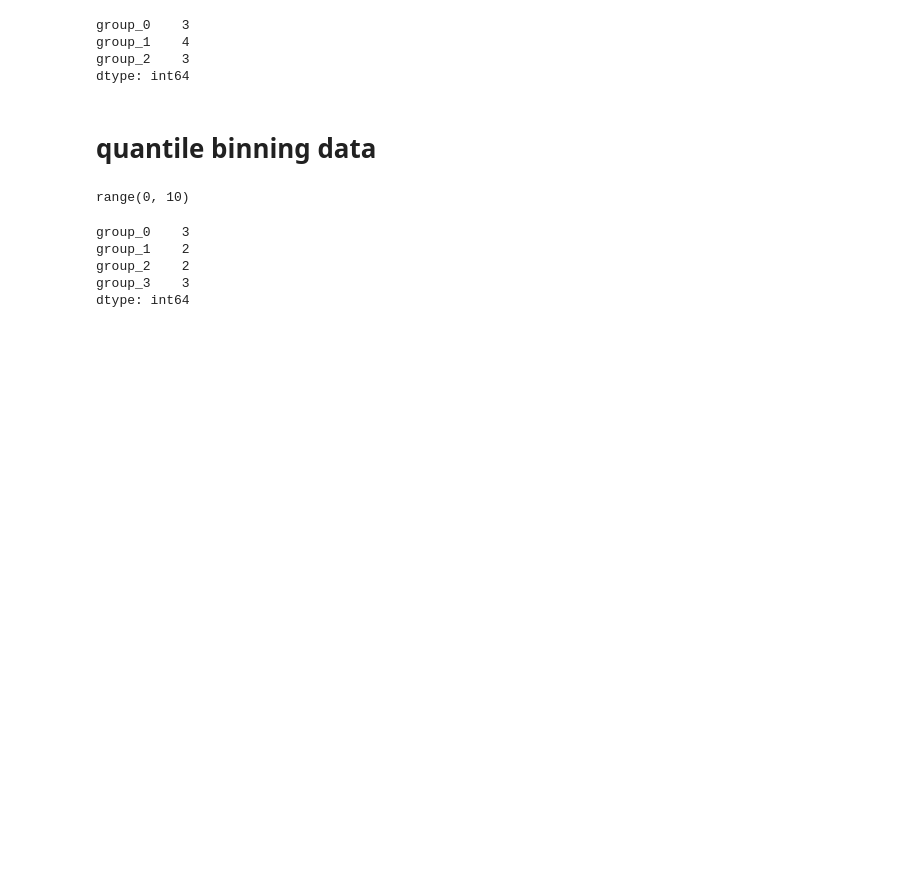
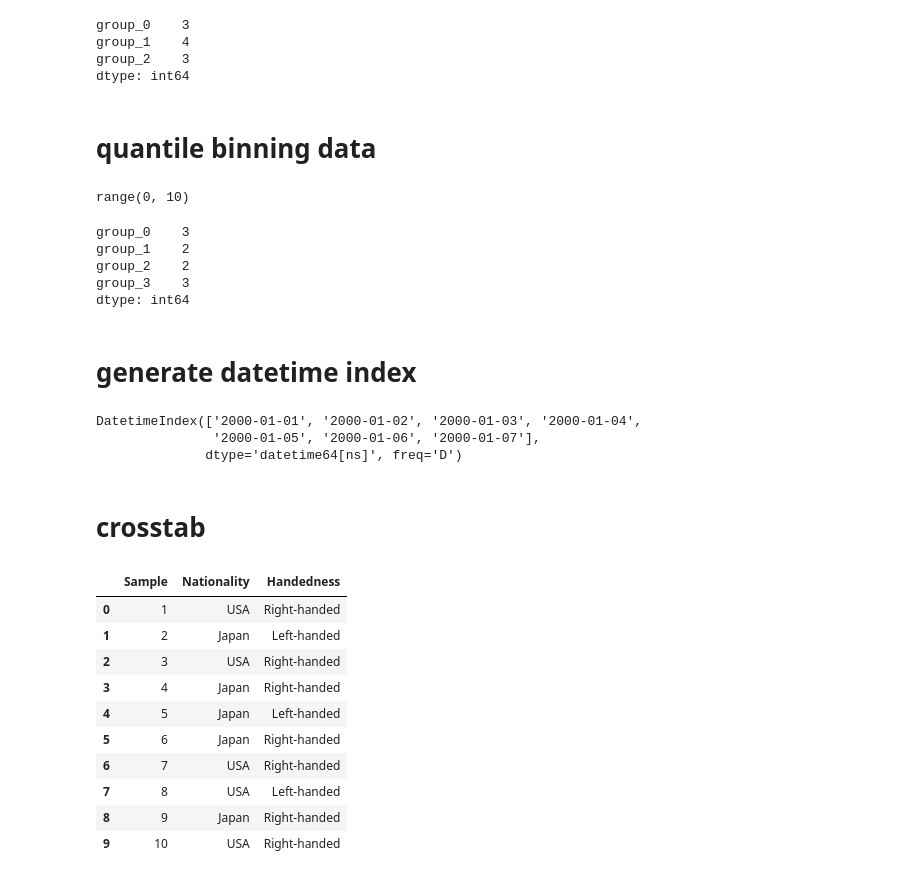
Before and after one commit to srqway/python, a Jupyter notebook: pandas-python/notebook/basic.ipynb, the cells around one changed output. Saved outputs shown, nothing was run; the diff lists cells and outputs as text; code cells hidden in the pictures; blank space fills up the shorter version.

```diff
--- a/pandas-python/notebook/basic.ipynb
+++ b/pandas-python/notebook/basic.ipynb
@@ -33,3 +33,33 @@ group_1    2
 group_2    2
 group_3    3
 dtype: int64
+# %% [markdown]
+# generate datetime index
+# %%
+dates = pd.date_range('1/1/2000', periods=7)
+dates
+# %% [output]
+DatetimeIndex(['2000-01-01', '2000-01-02', '2000-01-03', '2000-01-04',
+               '2000-01-05', '2000-01-06', '2000-01-07'],
+              dtype='datetime64[ns]', freq='D')
+# %% [markdown]
+# crosstab
+# %%
+df = pd.DataFrame({
+    'Sample': [1, 2, 3, 4, 5, 6, 7, 8, 9, 10],
+    'Nationality': ['USA', 'Japan', 'USA', 'Japan', 'Japan', 'Japan', 'USA', 'USA', 'Japan', 'USA'],
+    'Handedness': ['Right-handed', 'Left-handed', 'Right-handed', 'Right-handed', 'Left-handed', 'Right-handed', 'Right-handed', 'Left-handed', 'Right-handed', 'Right-handed']
+})
+df
+# %% [output]
+|  | Sample | Nationality | Handedness |
+| 0 | 1 | USA | Right-handed |
+| 1 | 2 | Japan | Left-handed |
+| 2 | 3 | USA | Right-handed |
+| 3 | 4 | Japan | Right-handed |
+| 4 | 5 | Japan | Left-handed |
+| 5 | 6 | Japan | Right-handed |
+| 6 | 7 | USA | Right-handed |
+| 7 | 8 | USA | Left-handed |
+| 8 | 9 | Japan | Right-handed |
+| 9 | 10 | USA | Right-handed |
```
Also changed, not shown: parts of 3 cells of this notebook, 1 other file.
